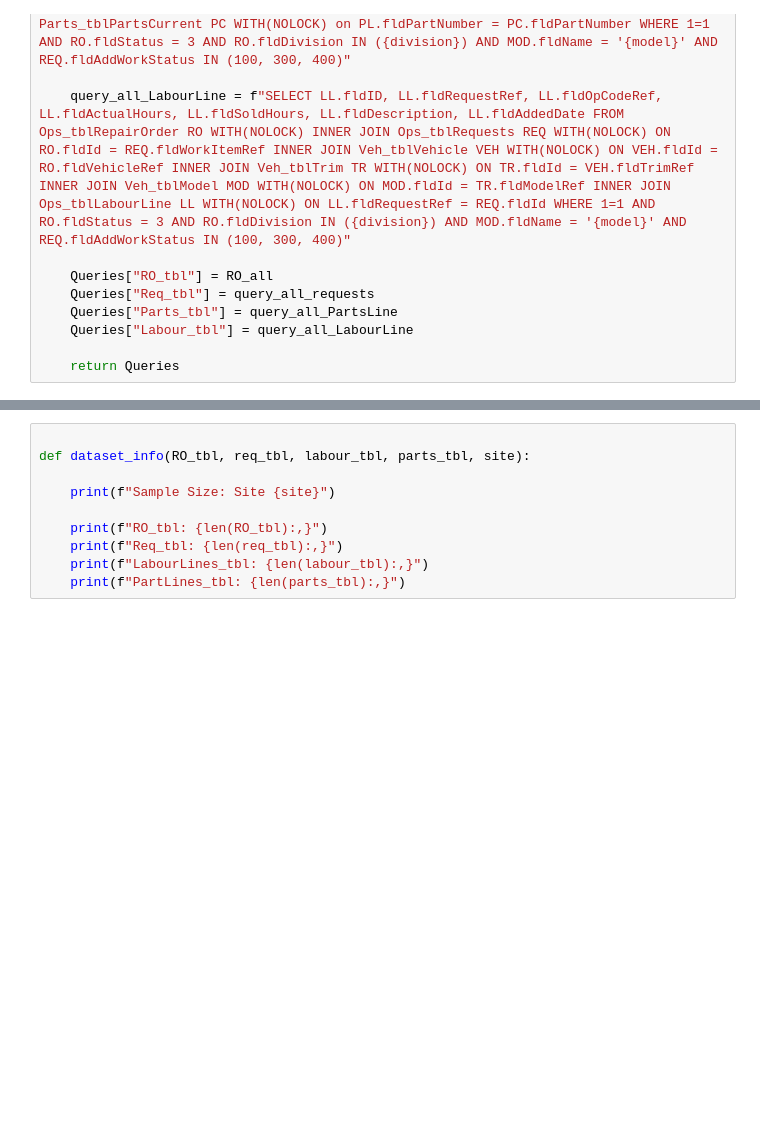
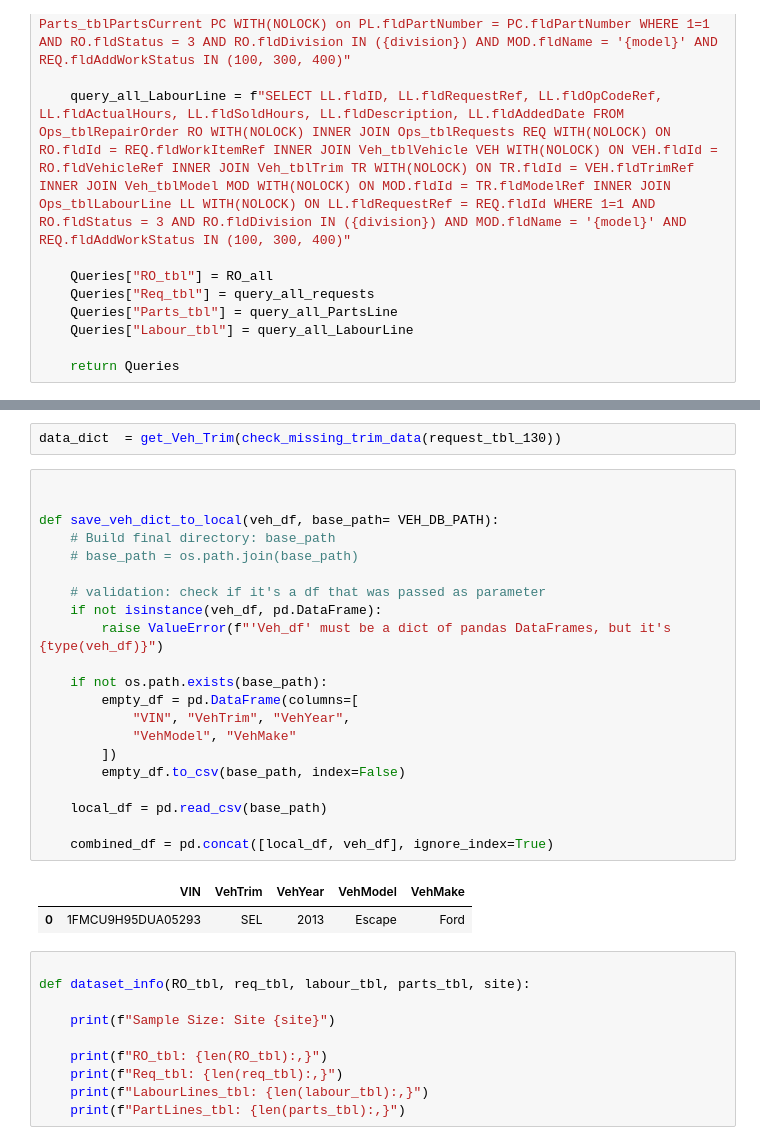
Before and after one commit to MeliPax/SPG, a Jupyter notebook: research/maximus_part_recomendation.ipynb, the cells around one changed output, grey strips where cells are left out. Cells and saved outputs as stored; diff of their text form; blank space fills up the shorter version.

Commit message:
Added VIN lookup, save searched VINS to local, and helpers to assist in the function

```diff
--- a/research/maximus_part_recomendation.ipynb
+++ b/research/maximus_part_recomendation.ipynb
@@ -1662,6 +1888,32 @@ def save_data(directoryPath : str, df, siteName):
 
 def run_model(key_wrd, request_tbl, labourline_tbl, partslines_tbl):
     execute_model(request_tbl_df = request_tbl, search_key_words = key_wrd, labour_line_df = labourline_tbl, parts_line_df = partslines_tbl, similarity_threshold=0.7, ignore_words=[" - "])
+# %%
+data_dict  = get_Veh_Trim(check_missing_trim_data(request_tbl_130))
+# %%
+
+
+def save_veh_dict_to_local(veh_df, base_path= VEH_DB_PATH):
+    # Build final directory: base_path
+    # base_path = os.path.join(base_path)
+
+    # validation: check if it's a df that was passed as parameter
+    if not isinstance(veh_df, pd.DataFrame):
+        raise ValueError(f"'Veh_df' must be a dict of pandas DataFrames, but it's {type(veh_df)}")
+
+    if not os.path.exists(base_path):
+        empty_df = pd.DataFrame(columns=[
+            "VIN", "VehTrim", "VehYear",
+            "VehModel", "VehMake"
+        ])
+        empty_df.to_csv(base_path, index=False)
+
+    local_df = pd.read_csv(base_path)
+
+    combined_df = pd.concat([local_df, veh_df], ignore_index=True)
+# %% [output]
+|  | VIN | VehTrim | VehYear | VehModel | VehMake |
+| 0 | 1FMCU9H95DUA05293 | SEL | 2013 | Escape | Ford |
 # %%
 
 def dataset_info(RO_tbl, req_tbl, labour_tbl, parts_tbl, site):
```
Also changed, not shown: parts of 5 cells of this notebook, 2 other files.
